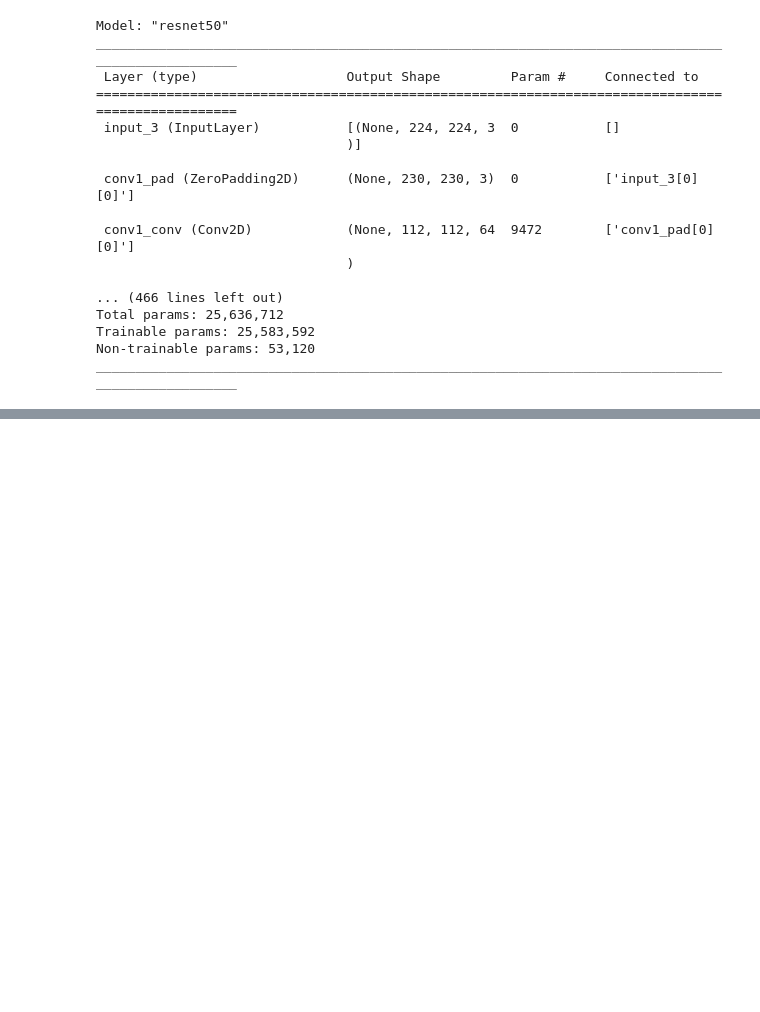
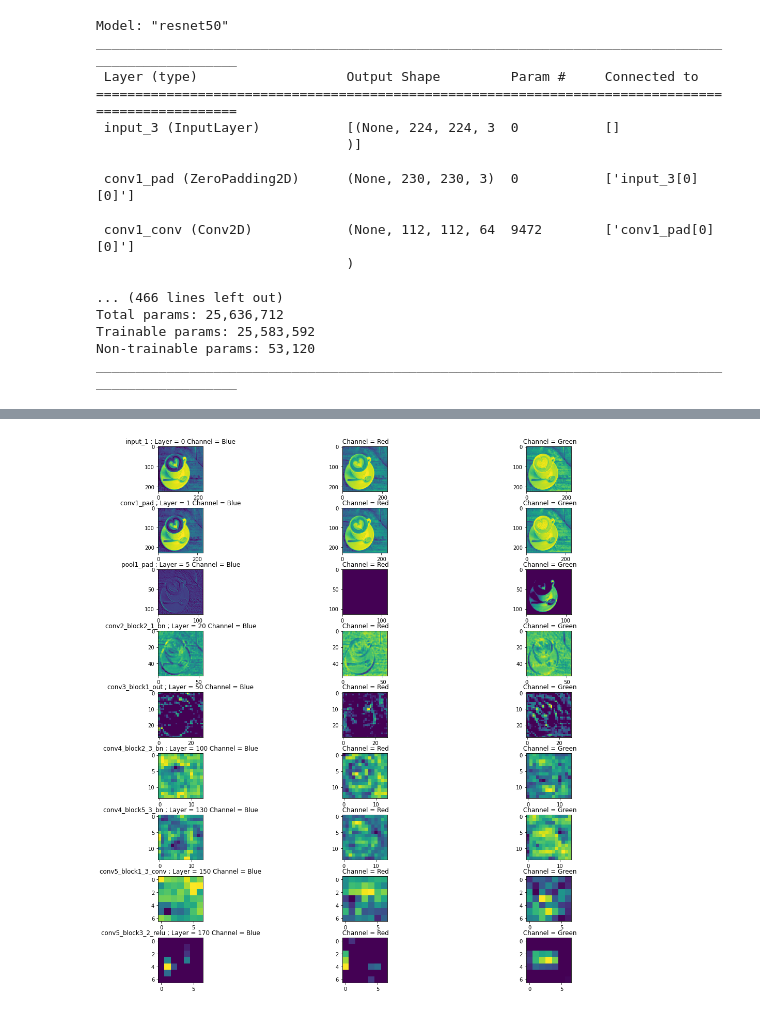
Before and after one commit to ardeeshany/Deep-Learning-Projects, a Jupyter notebook: 2022_04_DL_Keras_Img_Projects.ipynb, the cells around one changed output, grey strips where cells are left out. Drawn from its saved outputs; the diff is of its cells as text; code cells hidden in the pictures; blank space fills up the shorter version.

```diff
--- a/2022_04_DL_Keras_Img_Projects.ipynb
+++ b/2022_04_DL_Keras_Img_Projects.ipynb
@@ -94,0 +71,3 @@ _________________________________________________________________
+# %%
+layer_names = [layer.name for layer in model.layers]
+layer_names[:5]
@@ -94,0 +76,4 @@ _________________________________________________________________
+# %%
+# makes the function that generate the outputs
+layer_outputs = [layer.output for layer in model.layers]
+layer_outputs[:5]
@@ -94,0 +86,18 @@ _________________________________________________________________
+# %%
+import tensorflow
+visualize_model = tensorflow.keras.models.Model(inputs = model.input, outputs = layer_outputs)
+feature_maps = visualize_model.predict(img2)
+
+lays = [0,1, 5, 20, 50, 100, 130, 150, 170]
+
+fig, ax = plt.subplots(len(lays),3, figsize=(15,15))
+fig.tight_layout()
+for i, selected_lay in enumerate(lays) :
+  ax[i, 0].set_title(layer_names[selected_lay] + " ; Layer = " + str(selected_lay) + " Channel = Blue")
+  ax[i, 1].set_title(" Channel = Red")
+  ax[i, 2].set_title(" Channel = Green")
+  ax[i, 0].imshow(feature_maps[selected_lay][0,:,:,0], cmap = 'viridis'); # channel 0 = B
+  ax[i, 1].imshow(feature_maps[selected_lay][0,:,:,1], cmap = 'viridis'); # channel 1 = R
+  ax[i, 2].imshow(feature_maps[selected_lay][0,:,:,2], cmap = 'viridis'); # channel 2 = G
+# %% [output]
+[figure, added]
```
Also changed, not shown: parts of 11 cells of this notebook.
